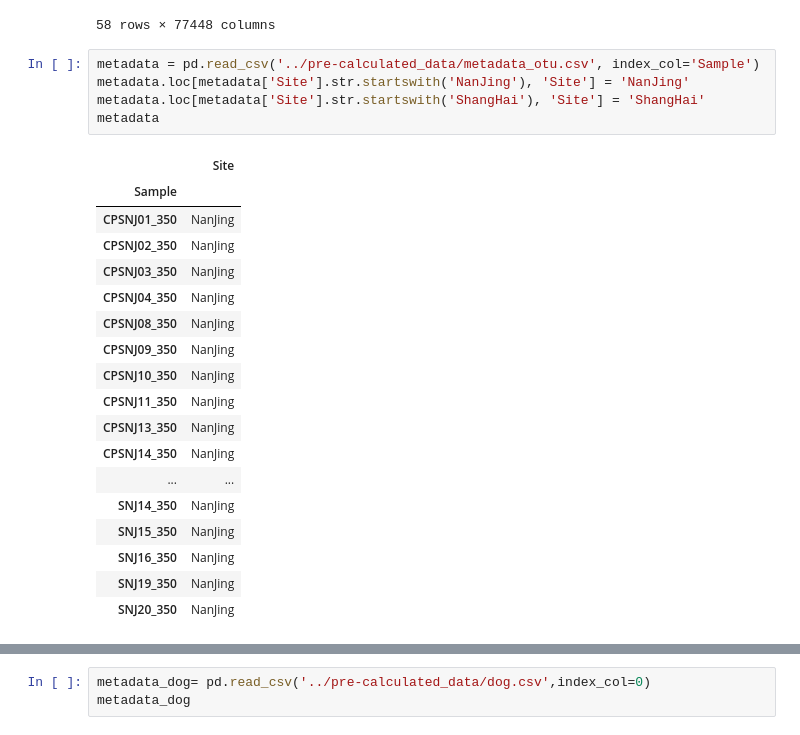
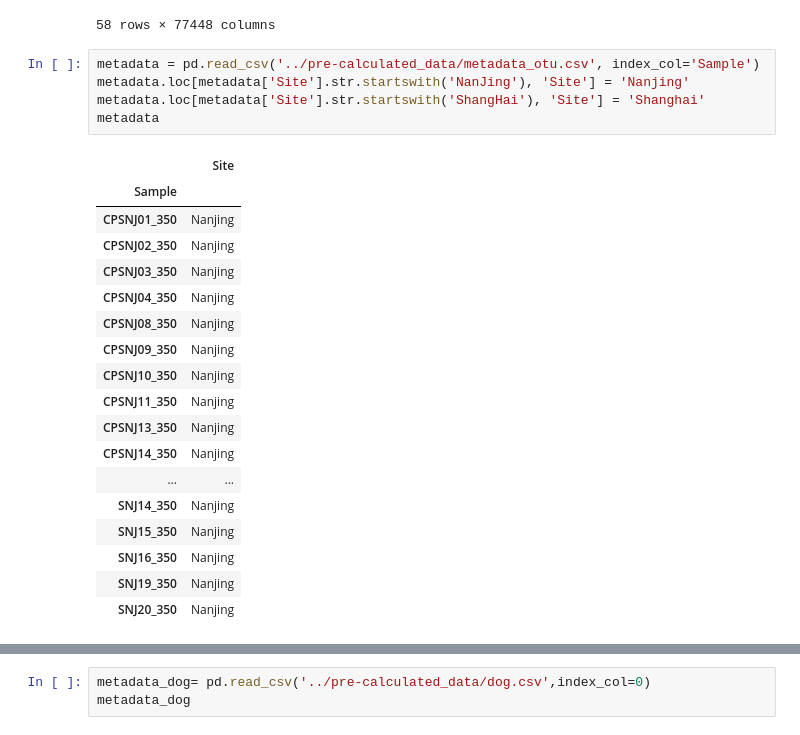
Before and after one commit to BigDataBiology/Duan2026_urban_soil, a Jupyter notebook: analysis/figure1/figure1.ipynb, the cells around one changed output, grey strips where cells are left out. Drawn from its saved outputs; the diff is of its cells as text.

```diff
--- a/analysis/figure1/figure1.ipynb
+++ b/analysis/figure1/figure1.ipynb
@@ -39,28 +36,28 @@ otu_tab
 58 rows × 77448 columns
 # %%
 metadata = pd.read_csv('../pre-calculated_data/metadata_otu.csv', index_col='Sample')
-metadata.loc[metadata['Site'].str.startswith('NanJing'), 'Site'] = 'NanJing'
-metadata.loc[metadata['Site'].str.startswith('ShangHai'), 'Site'] = 'ShangHai'
+metadata.loc[metadata['Site'].str.startswith('NanJing'), 'Site'] = 'Nanjing'
+metadata.loc[metadata['Site'].str.startswith('ShangHai'), 'Site'] = 'Shanghai'
 metadata
 # %% [output]
 |  | Site |
 | Sample |  |
-| CPSNJ01_350 | NanJing |
-| CPSNJ02_350 | NanJing |
-| CPSNJ03_350 | NanJing |
-| CPSNJ04_350 | NanJing |
-| CPSNJ08_350 | NanJing |
-| CPSNJ09_350 | NanJing |
-| CPSNJ10_350 | NanJing |
-| CPSNJ11_350 | NanJing |
-| CPSNJ13_350 | NanJing |
-| CPSNJ14_350 | NanJing |
+| CPSNJ01_350 | Nanjing |
+| CPSNJ02_350 | Nanjing |
+| CPSNJ03_350 | Nanjing |
+| CPSNJ04_350 | Nanjing |
+| CPSNJ08_350 | Nanjing |
+| CPSNJ09_350 | Nanjing |
+| CPSNJ10_350 | Nanjing |
+| CPSNJ11_350 | Nanjing |
+| CPSNJ13_350 | Nanjing |
+| CPSNJ14_350 | Nanjing |
 | ... | ... |
-| SNJ14_350 | NanJing |
-| SNJ15_350 | NanJing |
-| SNJ16_350 | NanJing |
-| SNJ19_350 | NanJing |
-| SNJ20_350 | NanJing |
+| SNJ14_350 | Nanjing |
+| SNJ15_350 | Nanjing |
+| SNJ16_350 | Nanjing |
+| SNJ19_350 | Nanjing |
+| SNJ20_350 | Nanjing |
 # %%
 otus_rows = otu_tab.index.tolist()
 adiv_obs_otus = alpha_diversity('observed_otus', otu_tab , otus_rows)
```
Also changed, not shown: parts of 16 cells of this notebook, 5 other files.
